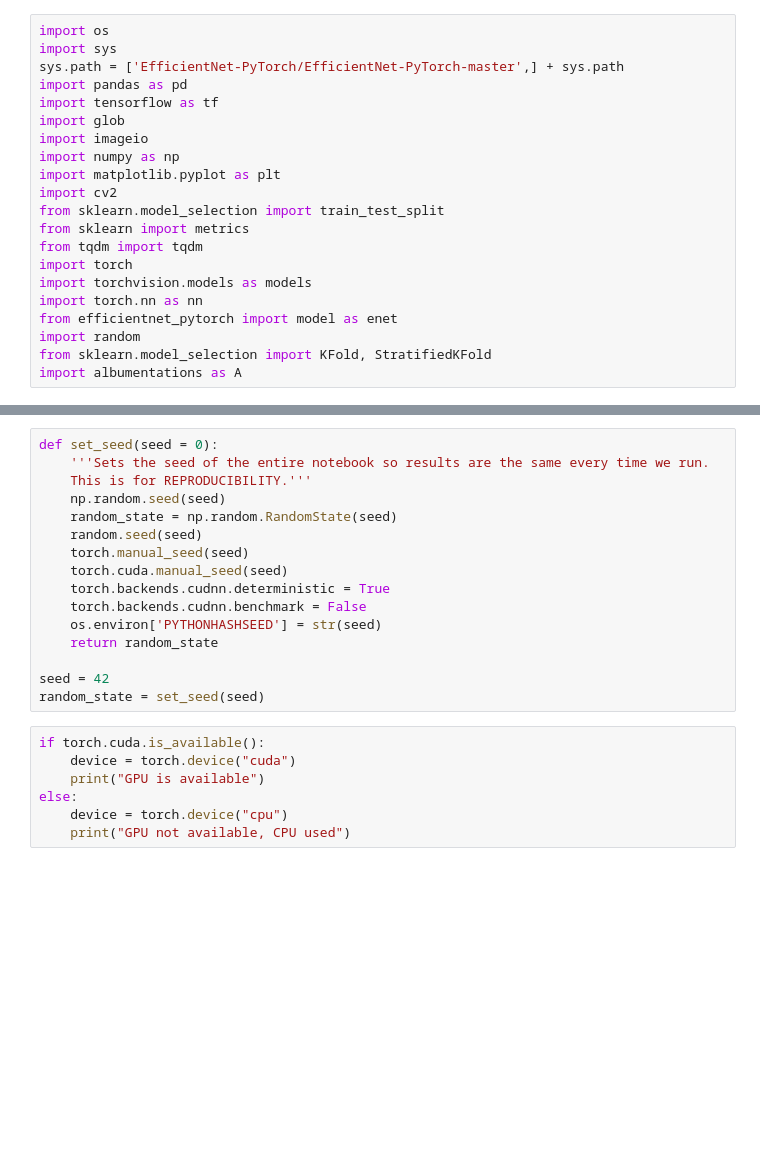
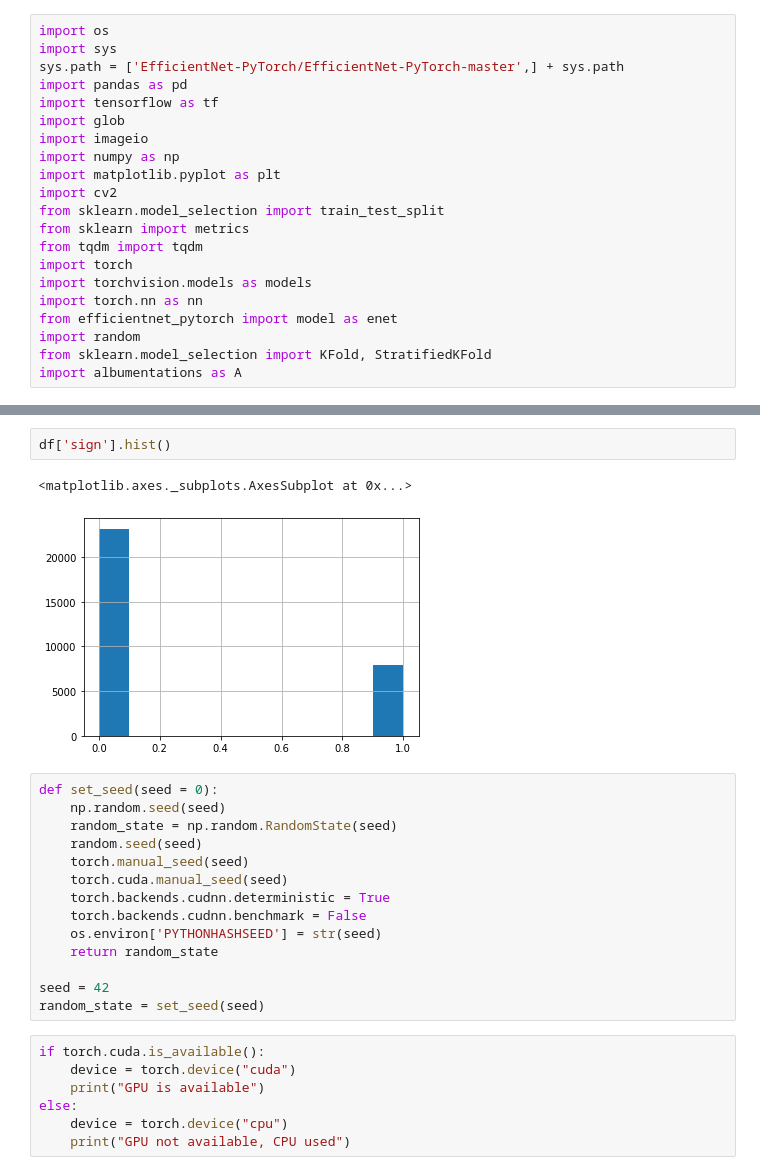
Before and after one commit to crashnester/missed_airplanes, a Jupyter notebook: missed_airplanes.ipynb, the cells around one changed output, grey strips where cells are left out. Saved outputs shown, nothing was run; the diff lists cells and outputs as text; blank space fills up the shorter version.

```diff
--- a/missed_airplanes.ipynb
+++ b/missed_airplanes.ipynb
@@ -80,7 +129,10 @@ import albumentations as A
+# %%
+df['sign'].hist()
+# %% [output]
+<matplotlib.axes._subplots.AxesSubplot at 0x...>
+[figure, added]
 # %%
 def set_seed(seed = 0):
-    '''Sets the seed of the entire notebook so results are the same every time we run.
-    This is for REPRODUCIBILITY.'''
     np.random.seed(seed)
     random_state = np.random.RandomState(seed)
     random.seed(seed)
```
Also changed, not shown: parts of 12 cells of this notebook, 3 other files.
